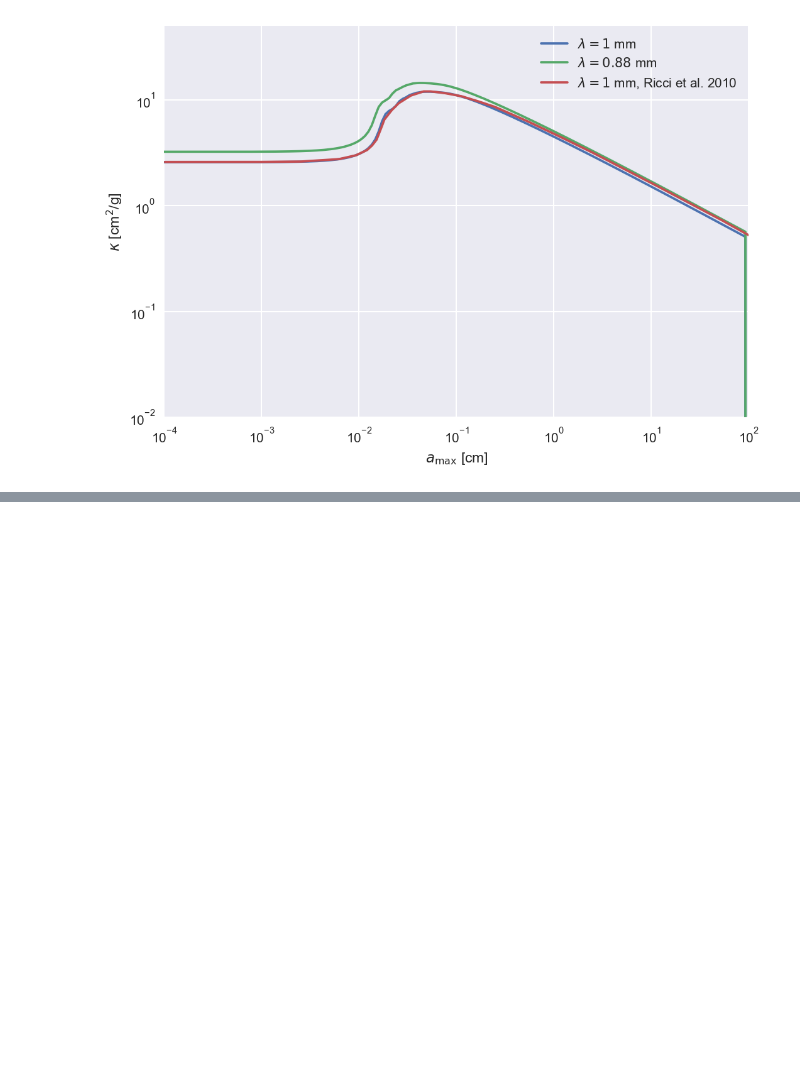
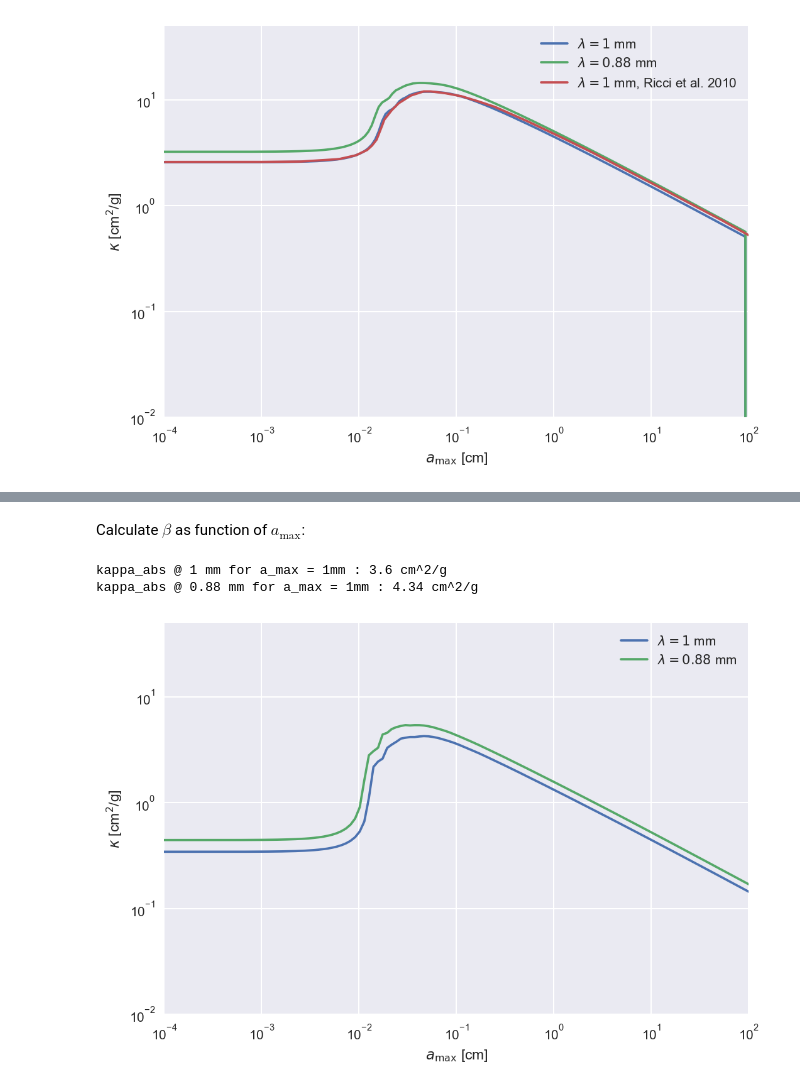
Before and after one commit to seanandrews/p484, a Jupyter notebook: projects/opacities/default_opacities.ipynb, the cells around one changed output, grey strips where cells are left out. Saved outputs shown, nothing was run; the diff lists cells and outputs as text; code cells hidden in the pictures; blank space fills up the shorter version.

```diff
--- a/projects/opacities/default_opacities.ipynb
+++ b/projects/opacities/default_opacities.ipynb
@@ -166,0 +243,39 @@ kappa_abs @ 0.88 mm for a_max = 1mm : 12.9 cm^2/g
+# %% [markdown]
+Calculate $\beta$ as function of $a_\mathrm{max}$:
+# %%
+rho_s = 3.0
+m     = 4.0 * np.pi / 3.0 * rho_s * a**3
+k_abs, k_sca = opacity.get_kappa_from_q(a, m, res['q_abs'], res['q_sca'])
+
+f, ax = plt.subplots()
+for lam_avg in [0.1, 0.088]:
+
+    # interpolate at the observed frequencies
+
+    k_a = np.array([np.interp(lam_avg, lam, k_abs[ia, :]) for ia in range(len(a))])
+    k_s = np.array([np.interp(lam_avg, lam, k_sca[ia, :]) for ia in range(len(a))])
+
+    # average over size distributions
+
+    k = np.zeros_like(a)
+    for ia in range(len(a)):
+        s = (a/a[0])**0.5
+        if ia<len(a)-1:
+            s[ia+1:]=1e-100
+        s = s/s.sum()
+        k[ia] = np.sum(k_a*s)
+
+    ax.loglog(a,k, label='$\lambda = {:2.2g}$ mm'.format(lam_avg*10))
+
+    print('kappa_abs @ {:.3g} mm for a_max = 1mm : {:.3g} cm^2/g'.format(lam_avg*10, np.interp(0.1, a, k)))
+
+ax.set_xlabel('$a_\mathrm{max}$ [cm]')
+ax.set_ylabel('$\kappa$ [cm$^2$/g]')
+ax.set_xlim(1e-4, 1e2)
+ax.set_ylim(0.01, 50)
+ax.legend()
+f.savefig('opac.pdf');
+# %% [output]
+kappa_abs @ 1 mm for a_max = 1mm : 3.6 cm^2/g
+kappa_abs @ 0.88 mm for a_max = 1mm : 4.34 cm^2/g
+[figure, added]
```
Also changed, not shown: parts of 38 cells of this notebook, 2 other files.
